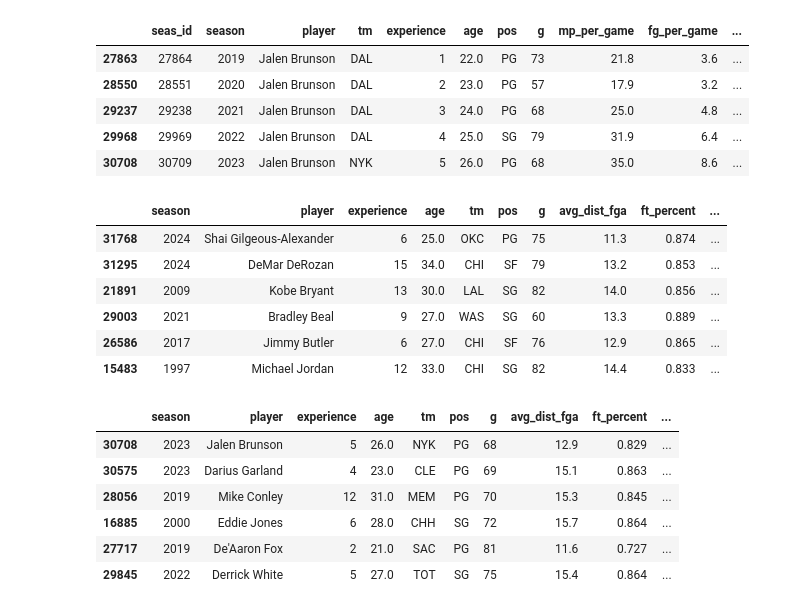
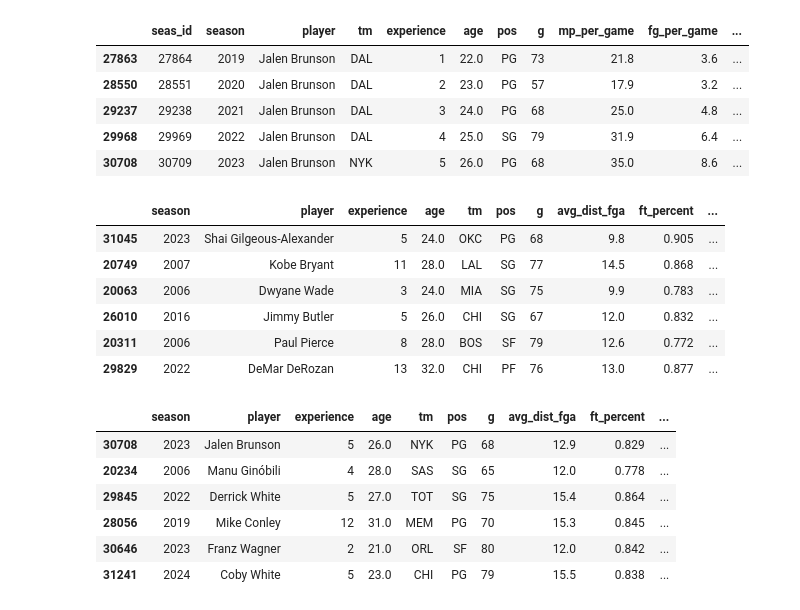
Before and after one commit to vtrackstar/Google-DA-Projects, a Jupyter notebook: most-statistically-similar-nba-seasons.ipynb, the cells around one changed output. Drawn from its saved outputs; the diff is of its cells as text; code cells hidden in the pictures.

Commit message:
Kaggle Notebook | Most Statistically Similar NBA Seasons | Version 3

```diff
--- a/most-statistically-similar-nba-seasons.ipynb
+++ b/most-statistically-similar-nba-seasons.ipynb
@@ -94,7 +96,7 @@ con_shot = playersh[['seas_id', 'avg_dist_fga',
        'fg_percent_from_x16_3p_range', 'fg_percent_from_x3p_range',
        'percent_assisted_x2p_fg', 'percent_assisted_x3p_fg',
        'percent_dunks_of_fga', 'num_of_dunks', 'percent_corner_3s_of_3pa',
-       'corner_3_point_percent', 'num_heaves_attempted', 'num_heaves_made']].copy()
+       'corner_3_point_percent']].copy()
 
 merged_player = con_perg.merge(con_pbp, on='seas_id', how='outer') \
                .merge(con_shot, on='seas_id', how='outer')
@@ -158,9 +160,9 @@ num_heaves_made                     15085
 dtype: int64
 # %%
 similarity_columns = [
-'mp_per_game', 'fg_per_game', 'fga_per_game', 'fg_percent',
+'fg_per_game', 'fga_per_game',
        'x3p_per_game', 'x3pa_per_game', 'x3p_percent', 'x2p_per_game',
-       'x2pa_per_game', 'x2p_percent', 'e_fg_percent', 'ft_per_game',
+       'x2pa_per_game', 'x2p_percent', 'ft_per_game',
        'fta_per_game', 'ft_percent', 'orb_per_game', 'drb_per_game',
        'trb_per_game', 'ast_per_game', 'stl_per_game', 'blk_per_game',
        'tov_per_game', 'pf_per_game', 'pts_per_game',
@@ -168,16 +170,9 @@ similarity_columns = [
        'bad_pass_turnover', 'lost_ball_turnover', 'shooting_foul_committed',
        'offensive_foul_committed', 'shooting_foul_drawn',
        'offensive_foul_drawn', 'points_generated_by_assists', 'and1',
-       'fga_blocked', 'avg_dist_fga', 'percent_fga_from_x2p_range',
-       'percent_fga_from_x0_3_range', 'percent_fga_from_x3_10_range',
-       'percent_fga_from_x10_16_range', 'percent_fga_from_x16_3p_range',
-       'percent_fga_from_x3p_range', 'fg_percent_from_x2p_range',
-       'fg_percent_from_x0_3_range', 'fg_percent_from_x3_10_range',
-       'fg_percent_from_x10_16_range', 'fg_percent_from_x16_3p_range',
-       'fg_percent_from_x3p_range', 'percent_assisted_x2p_fg',
-       'percent_assisted_x3p_fg', 'percent_dunks_of_fga', 'num_of_dunks',
-       'percent_corner_3s_of_3pa', 'corner_3_point_percent',
-       'num_heaves_attempted', 'num_heaves_made'
+       'fga_blocked', 'percent_assisted_x2p_fg',
+       'percent_assisted_x3p_fg', 'percent_dunks_of_fga',
+       'percent_corner_3s_of_3pa', 'corner_3_point_percent'
 ]
 # %%
 shai = merged_player[merged_player['player'] == 'Shai Gilgeous-Alexander']
@@ -213,48 +208,48 @@ scaler = StandardScaler()
 player_stats_scaled = scaler.fit_transform(player_stats)
 
 # Choose a specific row (e.g., the player to compare)
-chosen_row_index = 31768  # Adjust as needed
+chosen_row_index = 31045  # Adjust as needed
 chosen_row = player_stats_scaled[chosen_row_index].reshape(1, -1)
 
-# Calculate pairwise distances from the chosen row to all others
-distances = pairwise_distances(player_stats_scaled, chosen_row, metric='euclidean').flatten()
+# Calculate cosine similarity between the chosen row and all others
+similarities = cosine_similarity(player_stats_scaled, chosen_row).flatten()
 # %%
 short = ['season', 'player', 'experience', 'age', 'tm', 'pos', 'g', 'avg_dist_fga', 'ft_percent',
        'trb_per_game', 'ast_per_game', 'stl_per_game', 'blk_per_game',
        'tov_per_game', 'pts_per_game', 'similarity_score']
 shai_comp = merged_player.copy()
-shai_comp['similarity_score'] = distances
-shai_sorted = shai_comp.sort_values(by='similarity_score')
+shai_comp['similarity_score'] = similarities
+shai_sorted = shai_comp.sort_values(by='similarity_score', ascending=False)
 best_shai = shai_sorted.drop_duplicates(subset='player', keep='first')
 best_shai_f = best_shai[short]
 best_shai_f.head(6)
 # %% [output]
 |  | season | player | experience | age | tm | pos | g | avg_dist_fga | ft_percent | ... |
-| 31768 | 2024 | Shai Gilgeous-Alexander | 6 | 25.0 | OKC | PG | 75 | 11.3 | 0.874 | ... |
-| 31295 | 2024 | DeMar DeRozan | 15 | 34.0 | CHI | SF | 79 | 13.2 | 0.853 | ... |
-| 21891 | 2009 | Kobe Bryant | 13 | 30.0 | LAL | SG | 82 | 14.0 | 0.856 | ... |
-| 29003 | 2021 | Bradley Beal | 9 | 27.0 | WAS | SG | 60 | 13.3 | 0.889 | ... |
-| 26586 | 2017 | Jimmy Butler | 6 | 27.0 | CHI | SF | 76 | 12.9 | 0.865 | ... |
-| 15483 | 1997 | Michael Jordan | 12 | 33.0 | CHI | SG | 82 | 14.4 | 0.833 | ... |
+| 31045 | 2023 | Shai Gilgeous-Alexander | 5 | 24.0 | OKC | PG | 68 | 9.8 | 0.905 | ... |
+| 20749 | 2007 | Kobe Bryant | 11 | 28.0 | LAL | SG | 77 | 14.5 | 0.868 | ... |
+| 20063 | 2006 | Dwyane Wade | 3 | 24.0 | MIA | SG | 75 | 9.9 | 0.783 | ... |
+| 26010 | 2016 | Jimmy Butler | 5 | 26.0 | CHI | SG | 67 | 12.0 | 0.832 | ... |
+| 20311 | 2006 | Paul Pierce | 8 | 28.0 | BOS | SF | 79 | 12.6 | 0.772 | ... |
+| 29829 | 2022 | DeMar DeRozan | 13 | 32.0 | CHI | PF | 76 | 13.0 | 0.877 | ... |
 # %%
 # Choose a specific row (e.g., the player to compare)
-chosen_row_index1 = 30708  # Adjust as needed
-chosen_row1 = player_stats_scaled[chosen_row_index1].reshape(1, -1)
+chosen_row_index = 30708  # Adjust as needed
+chosen_row1 = player_stats_scaled[chosen_row_index].reshape(1, -1)
 
-# Calculate pairwise distances from the chosen row to all others
-distances1 = pairwise_distances(player_stats_scaled, chosen_row1, metric='euclidean').flatten()
+# Calculate cosine similarity between the chosen row and all others
+similarities1 = cosine_similarity(player_stats_scaled, chosen_row1).flatten()
 
 brun_comp = merged_player.copy()
-brun_comp['similarity_score'] = distances1
-brun_sorted = brun_comp.sort_values(by='similarity_score')
+brun_comp['similarity_score'] = similarities1
+brun_sorted = brun_comp.sort_values(by='similarity_score', ascending=False)
 best_brun = brun_sorted.drop_duplicates(subset='player', keep='first')
 best_brun_f = best_brun[short]
 best_brun_f.head(6)
 # %% [output]
 |  | season | player | experience | age | tm | pos | g | avg_dist_fga | ft_percent | ... |
 | 30708 | 2023 | Jalen Brunson | 5 | 26.0 | NYK | PG | 68 | 12.9 | 0.829 | ... |
-| 30575 | 2023 | Darius Garland | 4 | 23.0 | CLE | PG | 69 | 15.1 | 0.863 | ... |
+| 20234 | 2006 | Manu Ginóbili | 4 | 28.0 | SAS | SG | 65 | 12.0 | 0.778 | ... |
+| 29845 | 2022 | Derrick White | 5 | 27.0 | TOT | SG | 75 | 15.4 | 0.864 | ... |
 | 28056 | 2019 | Mike Conley | 12 | 31.0 | MEM | PG | 70 | 15.3 | 0.845 | ... |
-| 16885 | 2000 | Eddie Jones | 6 | 28.0 | CHH | SG | 72 | 15.7 | 0.864 | ... |
-| 27717 | 2019 | De'Aaron Fox | 2 | 21.0 | SAC | PG | 81 | 11.6 | 0.727 | ... |
-| 29845 | 2022 | Derrick White | 5 | 27.0 | TOT | SG | 75 | 15.4 | 0.864 | ... |
+| 30646 | 2023 | Franz Wagner | 2 | 21.0 | ORL | SF | 80 | 12.0 | 0.842 | ... |
+| 31241 | 2024 | Coby White | 5 | 23.0 | CHI | PG | 79 | 15.5 | 0.838 | ... |
```
Also changed, not shown: parts of 5 cells of this notebook.
